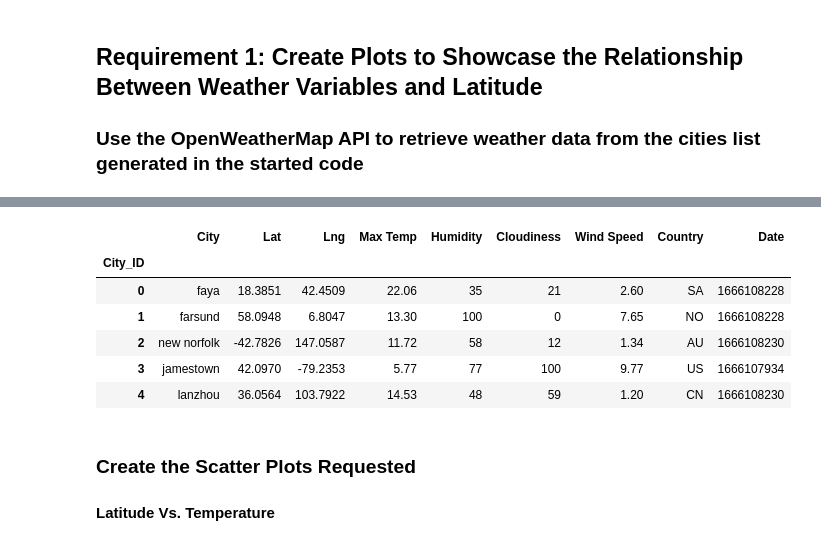
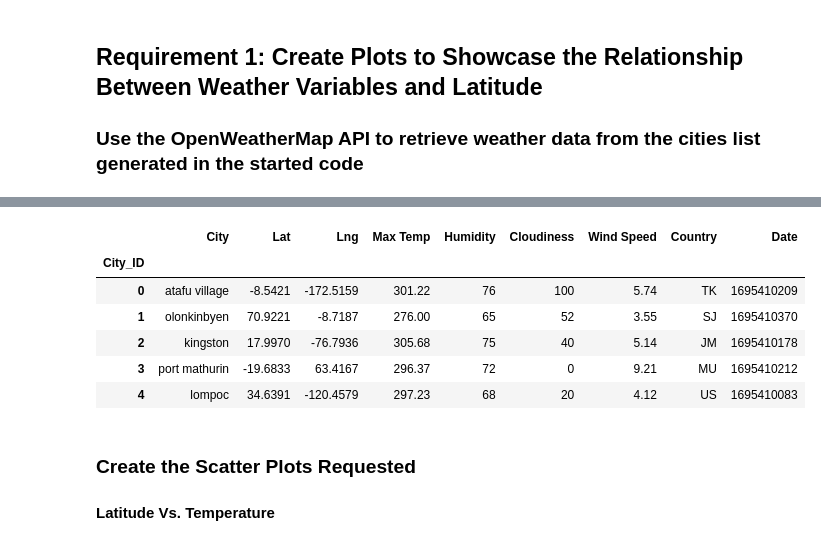
Before and after one commit to joymickle74/python_api_challenge, a Jupyter notebook: Python API/python_api_challenge/Weather_Pyhomework.ipynb, the cells around one changed output, grey strips where cells are left out. Saved outputs shown, nothing was run; the diff lists cells and outputs as text; code cells hidden in the pictures.

```diff
--- a/Python API/python_api_challenge/Weather_Pyhomework.ipynb
+++ b/Python API/python_api_challenge/Weather_Pyhomework.ipynb
@@ -174,17 +172,17 @@ city_data_df.to_csv("output_data/cities.csv", index_label="City_ID")
 # %%
 # Read saved data
-city_data_df = pd.read_csv("output_data/cities.csv", index_col="City_ID")
+city_data_df = pd.read_csv("cities.csv", index_col="City_ID")
 
 # Display sample data
 city_data_df.head()
 # %% [output]
 |  | City | Lat | Lng | Max Temp | Humidity | Cloudiness | Wind Speed | Country | Date |
 | City_ID |  |  |  |  |  |  |  |  |  |
-| 0 | faya | 18.3851 | 42.4509 | 22.06 | 35 | 21 | 2.60 | SA | 1666108228 |
-| 1 | farsund | 58.0948 | 6.8047 | 13.30 | 100 | 0 | 7.65 | NO | 1666108228 |
-| 2 | new norfolk | -42.7826 | 147.0587 | 11.72 | 58 | 12 | 1.34 | AU | 1666108230 |
-| 3 | jamestown | 42.0970 | -79.2353 | 5.77 | 77 | 100 | 9.77 | US | 1666107934 |
-| 4 | lanzhou | 36.0564 | 103.7922 | 14.53 | 48 | 59 | 1.20 | CN | 1666108230 |
+| 0 | atafu village | -8.5421 | -172.5159 | 301.22 | 76 | 100 | 5.74 | TK | 1695410209 |
+| 1 | olonkinbyen | 70.9221 | -8.7187 | 276.00 | 65 | 52 | 3.55 | SJ | 1695410370 |
+| 2 | kingston | 17.9970 | -76.7936 | 305.68 | 75 | 40 | 5.14 | JM | 1695410178 |
+| 3 | port mathurin | -19.6833 | 63.4167 | 296.37 | 72 | 0 | 9.21 | MU | 1695410212 |
+| 4 | lompoc | 34.6391 | -120.4579 | 297.23 | 68 | 20 | 4.12 | US | 1695410083 |
 # %% [markdown]
 ### Create the Scatter Plots Requested
 
```
Also changed, not shown: parts of 26 cells of this notebook, 18 other files.
